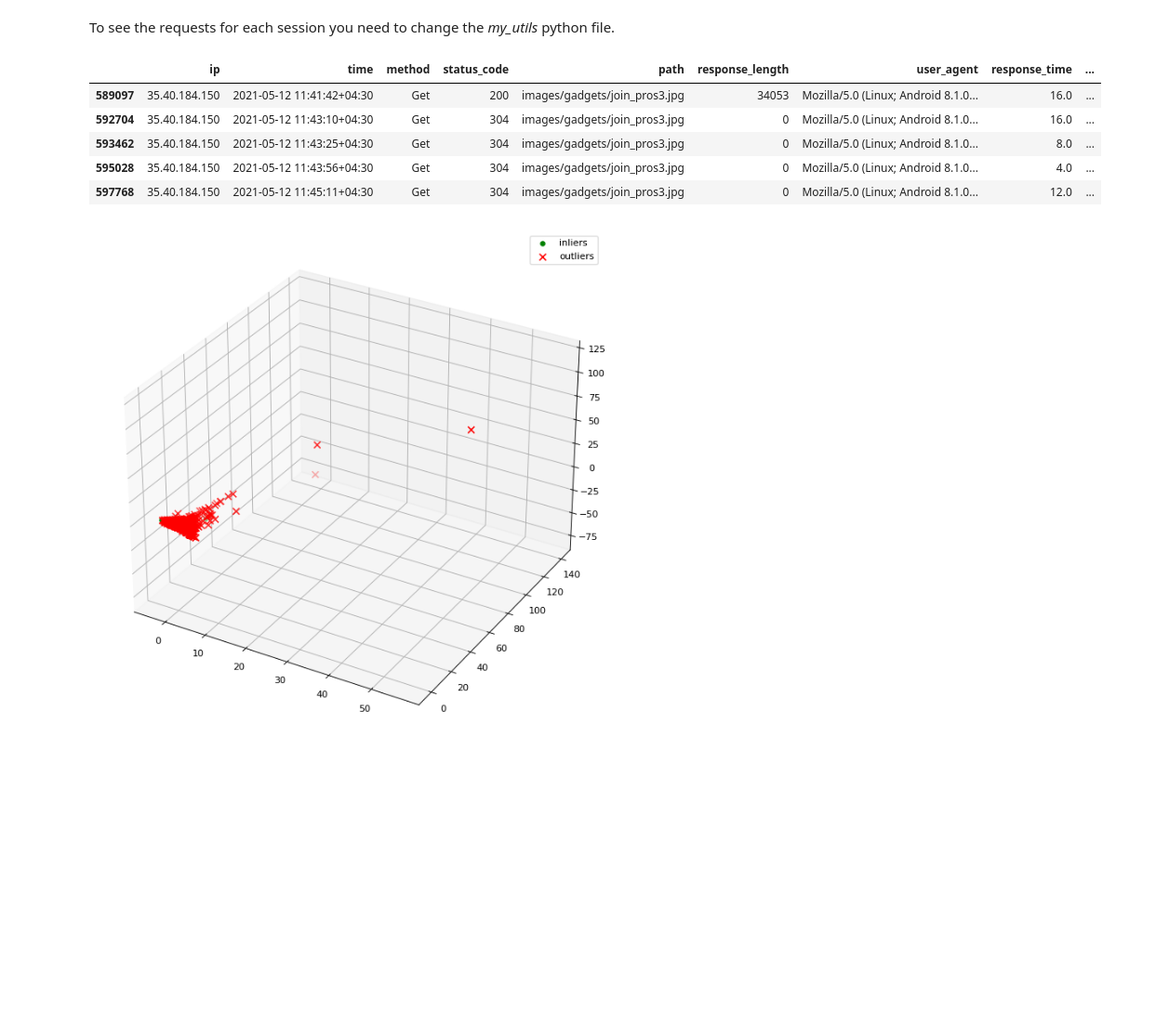
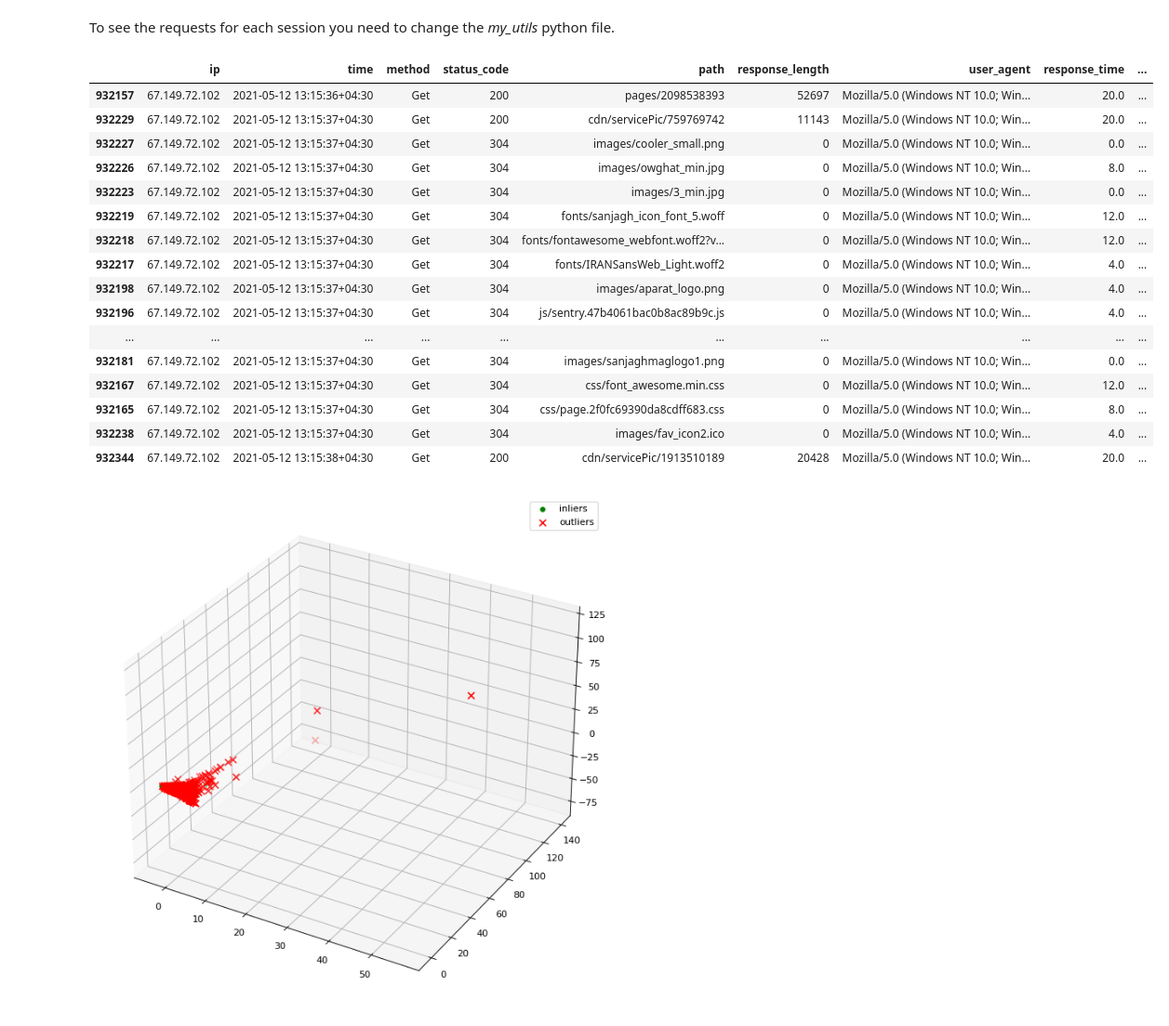
Before and after one commit to mohammadhashemii/Web-Crawler-Detection, a Jupyter notebook: 02_baselineModels.ipynb, the cells around one changed output. Shown at 93% size. Cells and saved outputs as stored; diff of their text form; code cells hidden in the pictures; blank space fills up the shorter version.

```diff
--- a/02_baselineModels.ipynb
+++ b/02_baselineModels.ipynb
@@ -145,18 +146,29 @@ To see the requests for each session you need to change the *my_utils* python fi
 # %%
 top_anomalies = session_df.loc[result_df[result_df['prediction'] == -1].sort_values(['score'], ascending=True).index]
 top_non_anomalies = session_df.loc[result_df[result_df['prediction'] == 1].sort_values(['score'], ascending=False).index]
 
-ip = top_non_anomalies.iloc[-6].ip
-ua = top_non_anomalies.iloc[-6].user_agent
+ip = top_non_anomalies.iloc[-1000].ip
+ua = top_non_anomalies.iloc[-1000].user_agent
 
 requests_df[(requests_df['ip'] == ip) & (requests_df['user_agent'] == ua)].sort_values('time_stamp', ascending=True).head(20)
 # %% [output]
 |  | ip | time | method | status_code | path | response_length | user_agent | response_time | ... |
-| 589097 | 35.40.184.150 | 2021-05-12 11:41:42+04:30 | Get | 200 | images/gadgets/join_pros3.jpg | 34053 | Mozilla/5.0 (Linux; Android 8.1.0... | 16.0 | ... |
-| 592704 | 35.40.184.150 | 2021-05-12 11:43:10+04:30 | Get | 304 | images/gadgets/join_pros3.jpg | 0 | Mozilla/5.0 (Linux; Android 8.1.0... | 16.0 | ... |
-| 593462 | 35.40.184.150 | 2021-05-12 11:43:25+04:30 | Get | 304 | images/gadgets/join_pros3.jpg | 0 | Mozilla/5.0 (Linux; Android 8.1.0... | 8.0 | ... |
-| 595028 | 35.40.184.150 | 2021-05-12 11:43:56+04:30 | Get | 304 | images/gadgets/join_pros3.jpg | 0 | Mozilla/5.0 (Linux; Android 8.1.0... | 4.0 | ... |
-| 597768 | 35.40.184.150 | 2021-05-12 11:45:11+04:30 | Get | 304 | images/gadgets/join_pros3.jpg | 0 | Mozilla/5.0 (Linux; Android 8.1.0... | 12.0 | ... |
+| 932157 | 67.149.72.102 | 2021-05-12 13:15:36+04:30 | Get | 200 | pages/2098538393 | 52697 | Mozilla/5.0 (Windows NT 10.0; Win... | 20.0 | ... |
+| 932229 | 67.149.72.102 | 2021-05-12 13:15:37+04:30 | Get | 200 | cdn/servicePic/759769742 | 11143 | Mozilla/5.0 (Windows NT 10.0; Win... | 20.0 | ... |
+| 932227 | 67.149.72.102 | 2021-05-12 13:15:37+04:30 | Get | 304 | images/cooler_small.png | 0 | Mozilla/5.0 (Windows NT 10.0; Win... | 0.0 | ... |
+| 932226 | 67.149.72.102 | 2021-05-12 13:15:37+04:30 | Get | 304 | images/owghat_min.jpg | 0 | Mozilla/5.0 (Windows NT 10.0; Win... | 8.0 | ... |
+| 932223 | 67.149.72.102 | 2021-05-12 13:15:37+04:30 | Get | 304 | images/3_min.jpg | 0 | Mozilla/5.0 (Windows NT 10.0; Win... | 0.0 | ... |
+| 932219 | 67.149.72.102 | 2021-05-12 13:15:37+04:30 | Get | 304 | fonts/sanjagh_icon_font_5.woff | 0 | Mozilla/5.0 (Windows NT 10.0; Win... | 12.0 | ... |
+| 932218 | 67.149.72.102 | 2021-05-12 13:15:37+04:30 | Get | 304 | fonts/fontawesome_webfont.woff2?v... | 0 | Mozilla/5.0 (Windows NT 10.0; Win... | 12.0 | ... |
+| 932217 | 67.149.72.102 | 2021-05-12 13:15:37+04:30 | Get | 304 | fonts/IRANSansWeb_Light.woff2 | 0 | Mozilla/5.0 (Windows NT 10.0; Win... | 4.0 | ... |
+| 932198 | 67.149.72.102 | 2021-05-12 13:15:37+04:30 | Get | 304 | images/aparat_logo.png | 0 | Mozilla/5.0 (Windows NT 10.0; Win... | 4.0 | ... |
+| 932196 | 67.149.72.102 | 2021-05-12 13:15:37+04:30 | Get | 304 | js/sentry.47b4061bac0b8ac89b9c.js | 0 | Mozilla/5.0 (Windows NT 10.0; Win... | 4.0 | ... |
+| ... | ... | ... | ... | ... | ... | ... | ... | ... | ... |
+| 932181 | 67.149.72.102 | 2021-05-12 13:15:37+04:30 | Get | 304 | images/sanjaghmaglogo1.png | 0 | Mozilla/5.0 (Windows NT 10.0; Win... | 0.0 | ... |
+| 932167 | 67.149.72.102 | 2021-05-12 13:15:37+04:30 | Get | 304 | css/font_awesome.min.css | 0 | Mozilla/5.0 (Windows NT 10.0; Win... | 12.0 | ... |
+| 932165 | 67.149.72.102 | 2021-05-12 13:15:37+04:30 | Get | 304 | css/page.2f0fc69390da8cdff683.css | 0 | Mozilla/5.0 (Windows NT 10.0; Win... | 8.0 | ... |
+| 932238 | 67.149.72.102 | 2021-05-12 13:15:37+04:30 | Get | 304 | images/fav_icon2.ico | 0 | Mozilla/5.0 (Windows NT 10.0; Win... | 4.0 | ... |
+| 932344 | 67.149.72.102 | 2021-05-12 13:15:38+04:30 | Get | 200 | cdn/servicePic/1913510189 | 20428 | Mozilla/5.0 (Windows NT 10.0; Win... | 20.0 | ... |
 # %%
 #%matplotlib notebook
 # %%
```
Also changed, not shown: parts of 11 cells of this notebook.
